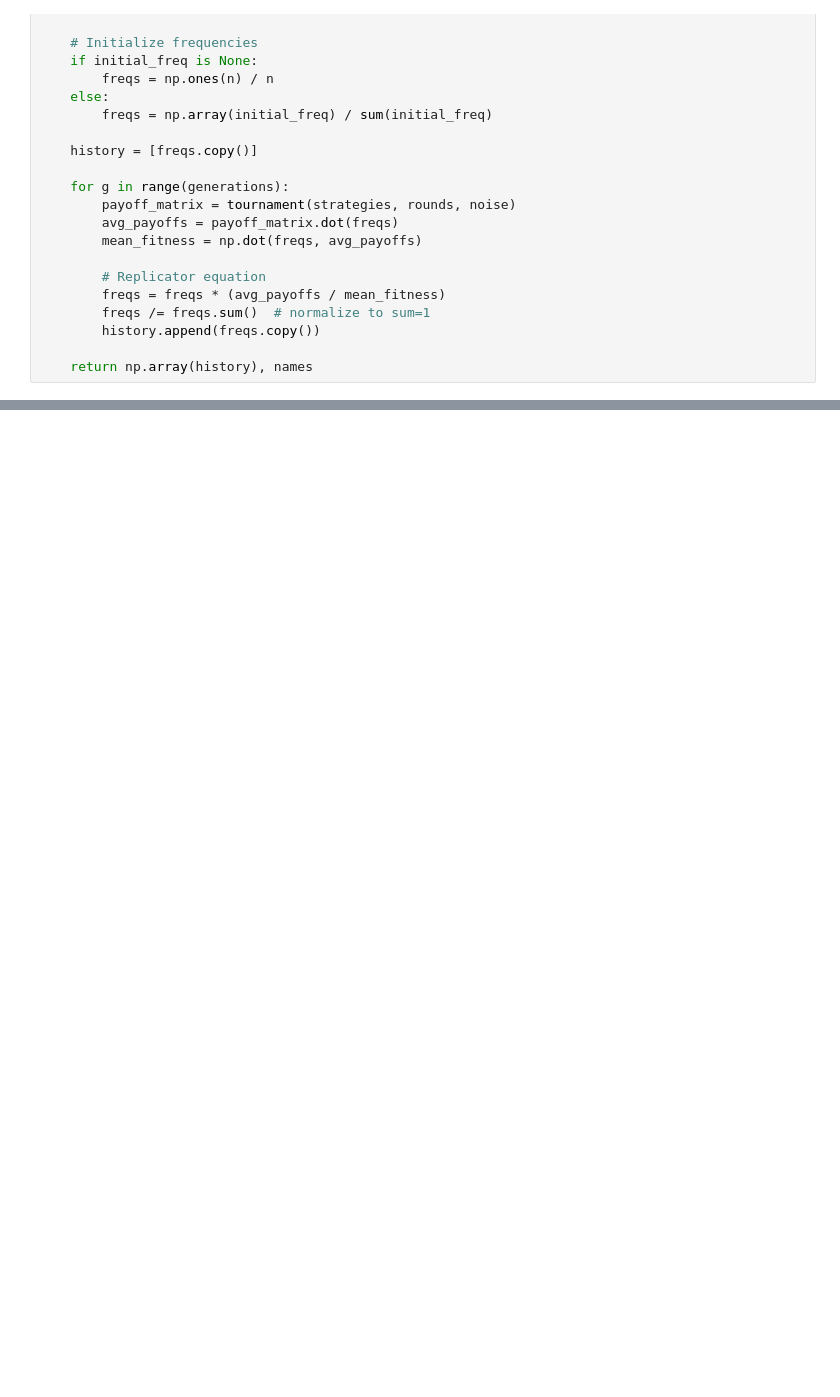
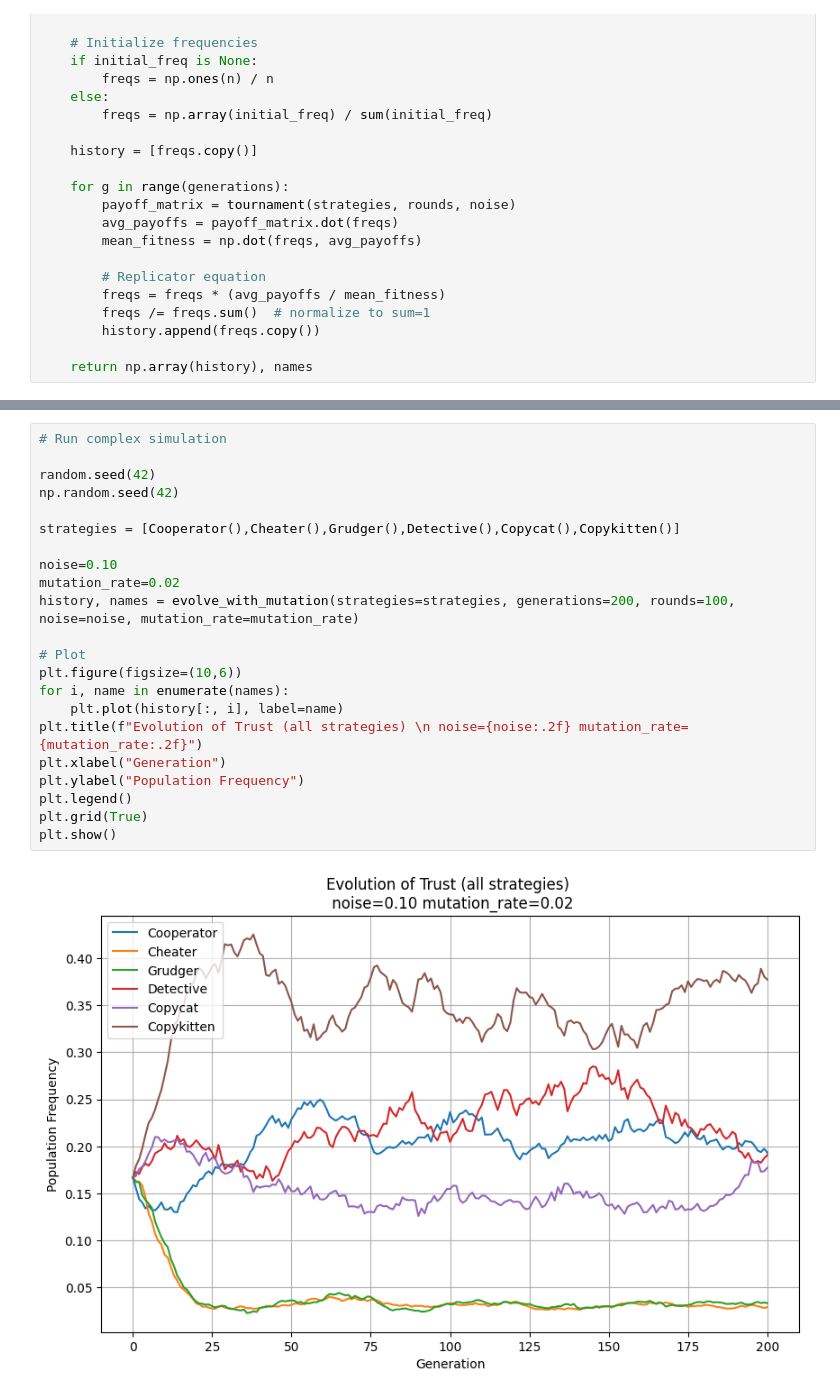
Before and after one commit to genielab/evolution_of_trust_game_theory, a Jupyter notebook: game-theory-test.ipynb, the cells around one changed output, grey strips where cells are left out. Cells and saved outputs as stored; diff of their text form; blank space fills up the shorter version.

```diff
--- a/game-theory-test.ipynb
+++ b/game-theory-test.ipynb
@@ -187,0 +292,24 @@ NameError: name 'mutation_rate' is not defined
+# %%
+# Run complex simulation
+
+random.seed(42)
+np.random.seed(42)
+
+strategies = [Cooperator(),Cheater(),Grudger(),Detective(),Copycat(),Copykitten()]
+
+noise=0.10
+mutation_rate=0.02
+history, names = evolve_with_mutation(strategies=strategies, generations=200, rounds=100, noise=noise, mutation_rate=mutation_rate)
+
+# Plot
+plt.figure(figsize=(10,6))
+for i, name in enumerate(names):
+    plt.plot(history[:, i], label=name)
+plt.title(f"Evolution of Trust (all strategies) \n noise={noise:.2f} mutation_rate={mutation_rate:.2f}")
+plt.xlabel("Generation")
+plt.ylabel("Population Frequency")
+plt.legend()
+plt.grid(True)
+plt.show()
+# %% [output]
+[figure, added]
```
Also changed, not shown: parts of 12 cells of this notebook.
